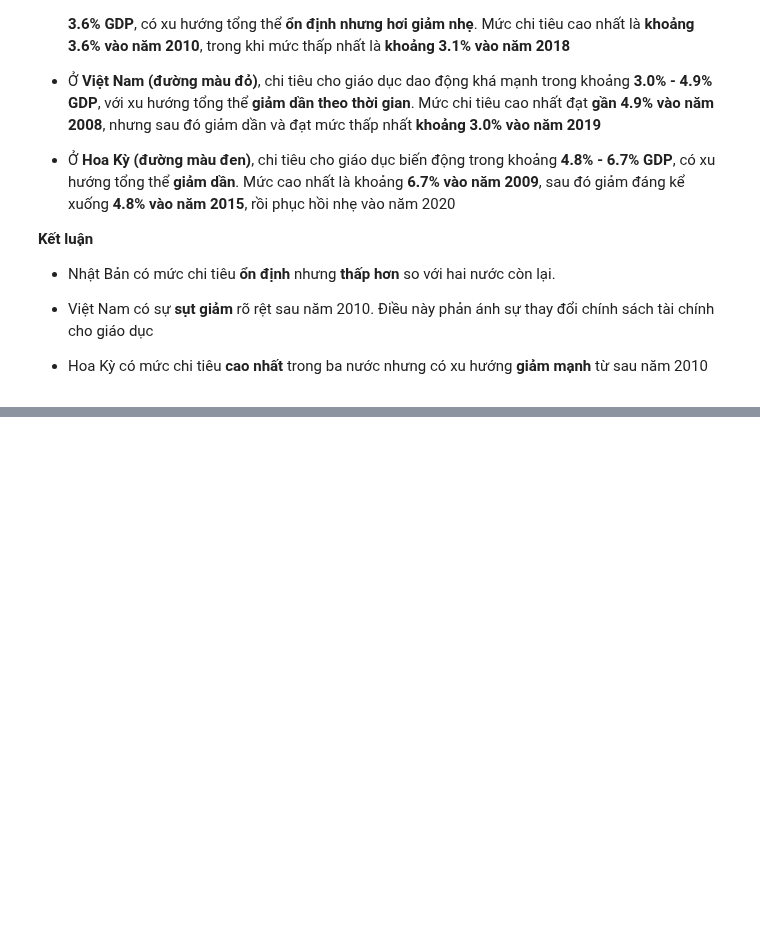
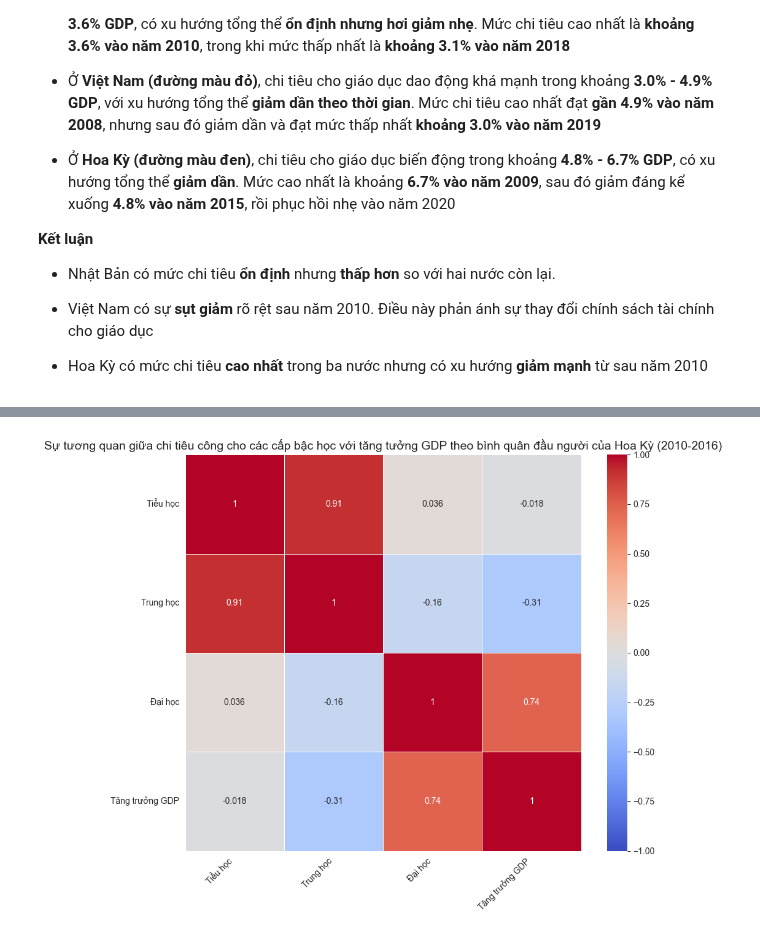
Before and after one commit to 0Nguyen0Cong0Tuan0/Data-Visualization, a Jupyter notebook: Lab2/main.ipynb, the cells around one changed output, grey strips where cells are left out. Saved outputs shown, nothing was run; the diff lists cells and outputs as text; code cells hidden in the pictures; blank space fills up the shorter version.

```diff
--- a/Lab2/main.ipynb
+++ b/Lab2/main.ipynb
@@ -564,0 +612,42 @@ KeyError: 'SE_PRM_COOF_FE'
+# %%
+# Dữ liệu từ 2010 đến 2016
+data = {
+    "Year": [2010, 2011, 2012, 2013, 2014, 2015, 2016],
+    "SE.XPD.PRIM.PC.ZS": us["SE_XPD_PRIM_PC_ZS"][10:17],
+    "SE.XPD.SECO.PC.ZS": us["SE_XPD_SECO_PC_ZS"][10:17],
+    "SE.XPD.TERT.PC.ZS": us["SE_XPD_TERT_PC_ZS"][10:17],
+    "NY.GDP.PCAP.KD.ZG": us["NY_GDP_PCAP_KD_ZG"][10:17]
+}
+
+# Chuyển dữ liệu thành DataFrame
+df = pd.DataFrame(data)
+
+# Tính toán ma trận tương quan
+correlation = df[["SE.XPD.PRIM.PC.ZS", "SE.XPD.SECO.PC.ZS", "SE.XPD.TERT.PC.ZS", "NY.GDP.PCAP.KD.ZG"]].corr()
+
+# Đổi tên các cột và hàng trong ma trận tương quan cho dễ hiểu
+correlation_renamed = correlation.rename(
+    columns={
+        "SE.XPD.PRIM.PC.ZS": "Tiểu học",
+        "SE.XPD.SECO.PC.ZS": "Trung học",
+        "SE.XPD.TERT.PC.ZS": "Đại học",
+        "NY.GDP.PCAP.KD.ZG": "Tăng trưởng GDP"
+    },
+    index={
+        "SE.XPD.PRIM.PC.ZS": "Tiểu học",
+        "SE.XPD.SECO.PC.ZS": "Trung học",
+        "SE.XPD.TERT.PC.ZS": "Đại học",
+        "NY.GDP.PCAP.KD.ZG": "Tăng trưởng GDP"
+    }
+)
+
+# Vẽ biểu đồ nhiệt (heatmap) với tên đã đổi
+plt.figure(figsize=(10, 8))  # Tăng kích thước để chứa nhãn dài hơn
+sns.heatmap(correlation_renamed, annot=True, cmap="coolwarm", vmin=-1, vmax=1, center=0, linewidths=0.5, square=True)
+plt.title("Sự tương quan giữa chi tiêu công cho các cấp bậc học với tăng tưởng GDP theo bình quân đầu người của Hoa Kỳ (2010-2016)", fontsize=14)
+plt.xticks(rotation=45, ha="right")  # Xoay nhãn trục x để dễ đọc
+plt.yticks(rotation=0)  # Giữ nhãn trục y thẳng
+plt.tight_layout()  # Đảm bảo nhãn không bị cắt
+plt.show()
+# %% [output]
+[figure, added]
```
Also changed, not shown: parts of 9 cells of this notebook.
